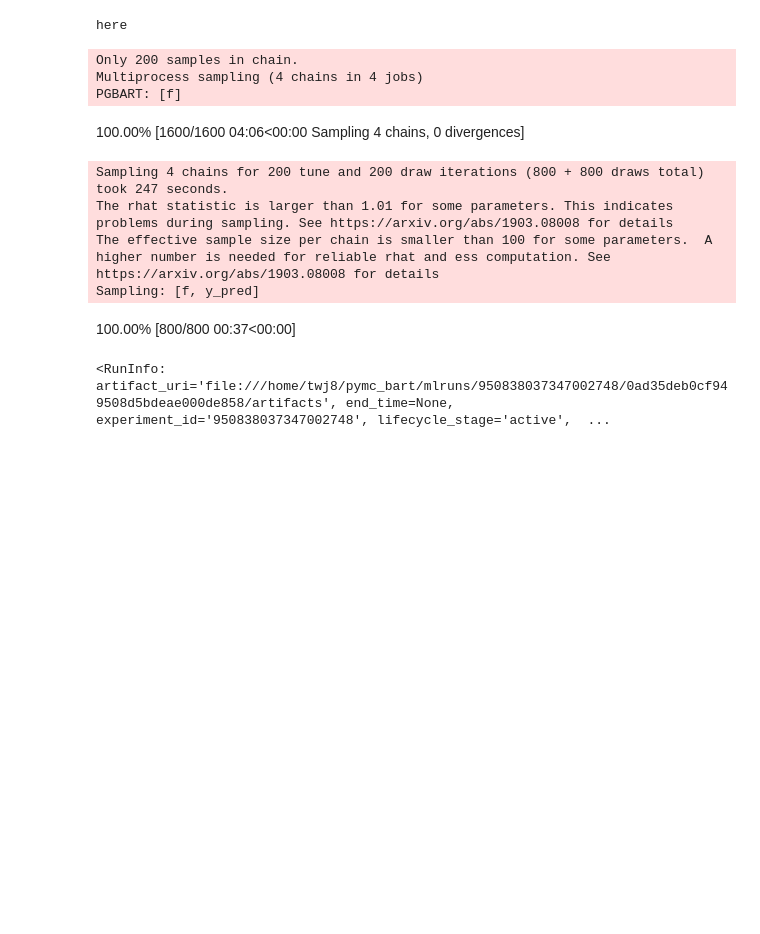
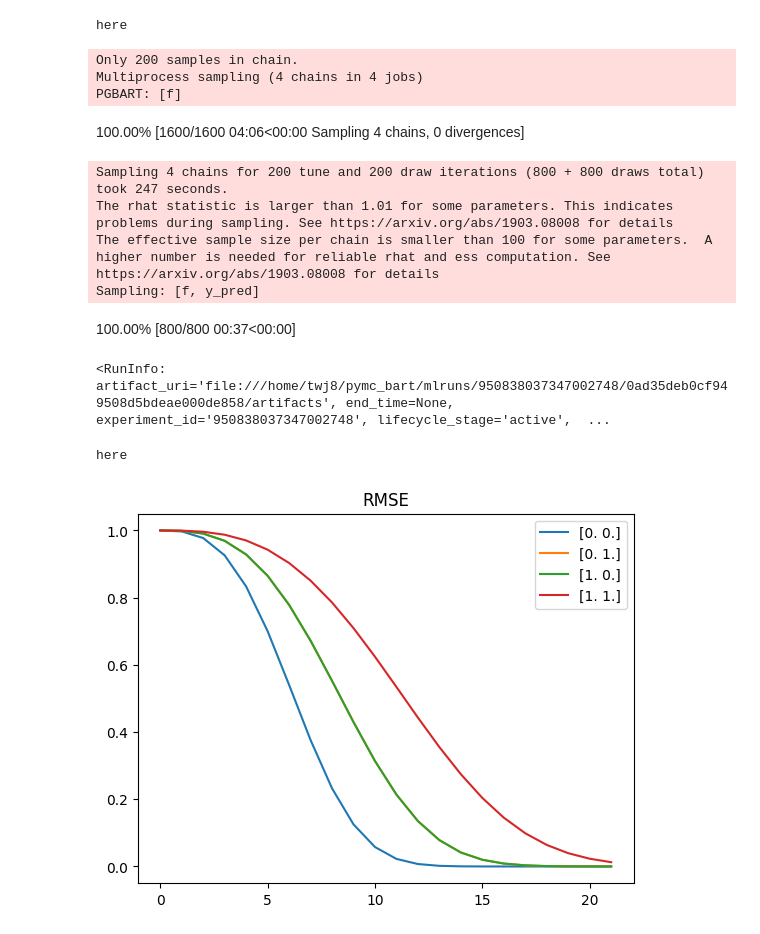
Before and after one commit to twj8CDC/PYMC_BART, a Jupyter notebook: surv_sim_1.ipynb, the cells around one changed output. Cells and saved outputs as stored; diff of their text form; code cells hidden in the pictures; blank space fills up the shorter version.

```diff
--- a/surv_sim_1.ipynb
+++ b/surv_sim_1.ipynb
@@ -108,13 +108,13 @@ with ml.start_run(run_name="test1") as run:
     ALPHA = 3
     LAMBDA = "np.exp(2 + 0.3*(x_mat[:,0] + x_mat[:,1]))"
     N = 1000
-    T = 30
+    # T = 30
     X_VARS = 2
     CENS_SCALE = 60
     # Simulate data
-    sv_mat, x_mat, lmbda, a, tlat, cens, t_event, status = ssf.sim_surv(
+    sv_mat, x_mat, lmbda, a, tlat, cens, t_event, status, T = ssf.sim_surv(
                     N=N,
-                    T=T,
+                    # T=T,
                     x_vars=X_VARS,
                     a = ALPHA,
                     lambda_f = LAMBDA,
@@ -309,3 +309,20 @@ ml.end_run()
 run_info.info
 # %% [output]
 <RunInfo: artifact_uri='file:///home/twj8/pymc_bart/mlruns/950838037347002748/0ad35deb0cf949508d5bdeae000de858/artifacts', end_time=None, experiment_id='950838037347002748', lifecycle_stage='active',  ...
+# %%
+sv_mat, x_mat, lmbda, a, tlat, cens, t_event, status, T = ssf.sim_surv(
+                    N=N,
+                    # T=T,
+                    x_vars=X_VARS,
+                    a = ALPHA,
+                    lambda_f = LAMBDA,
+                    cens_scale=CENS_SCALE,
+                    cens_ind = True,
+                    err_ind = False)
+# %%
+x_out, x_idx, x_cnt = ssf.get_x_info(x_mat)
+
+ssf.plot_sv(x_mat, sv_mat, T, title=title, show = True, save = False, dir=OUTPUTS)
+# %% [output]
+here
+[figure, added]
```
Also changed, not shown: 2 other files.
